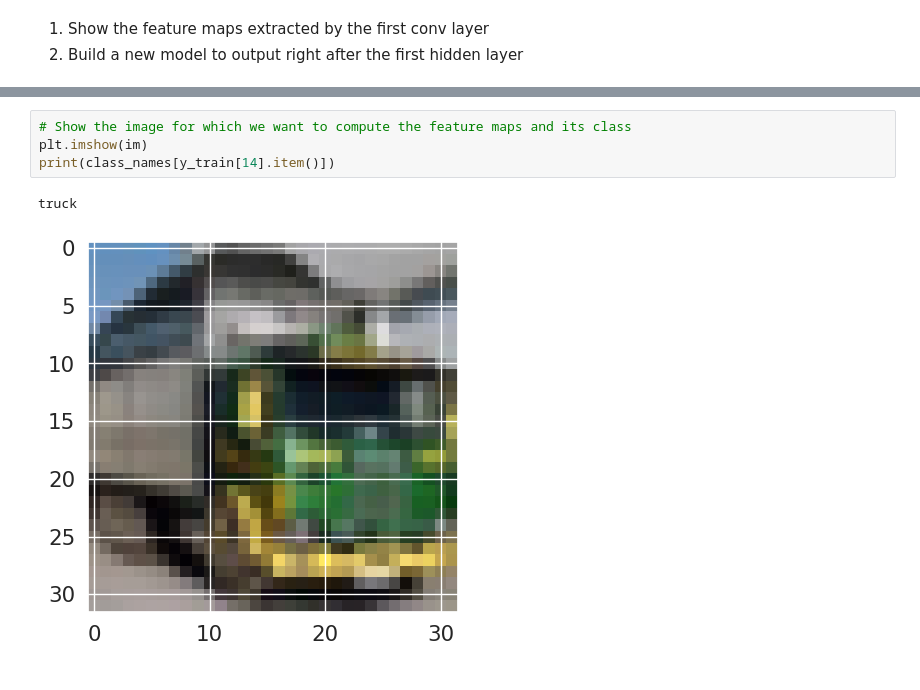
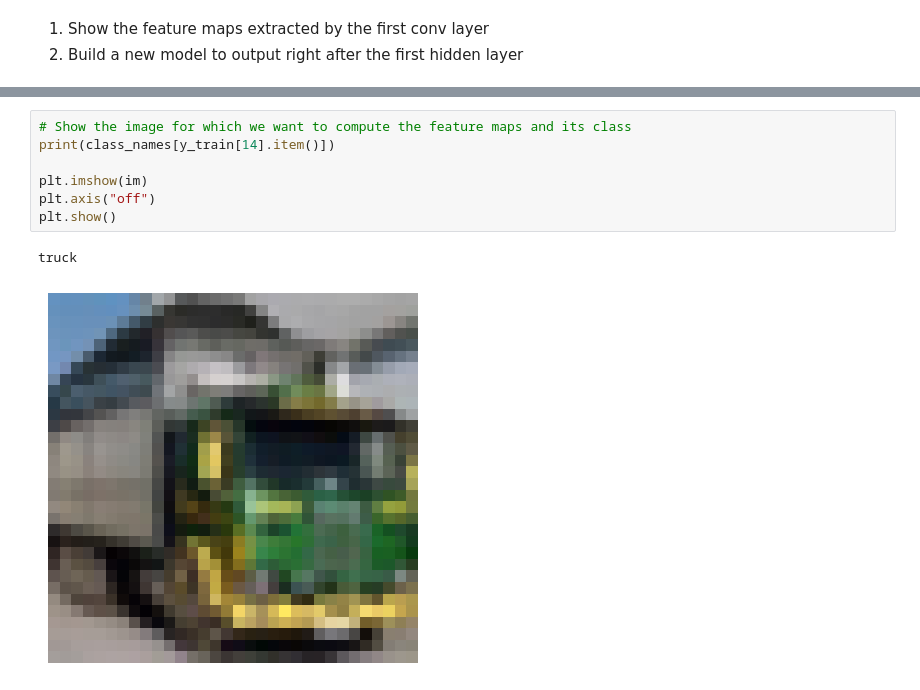
Before and after one commit to UniPG-KitLab/Machine_Learning-Lab, a Jupyter notebook: 03_CNN/SOL-CNN.ipynb, the cells around one changed output, grey strips where cells are left out. Saved outputs shown, nothing was run; the diff lists cells and outputs as text.

```diff
--- a/03_CNN/SOL-CNN.ipynb
+++ b/03_CNN/SOL-CNN.ipynb
@@ -329,10 +515,13 @@ Received: inputs=Tensor(shape=(1, 32, 32, 3))
 # %%
 # Show the image for which we want to compute the feature maps and its class
+print(class_names[y_train[14].item()])
+
 plt.imshow(im)
-print(class_names[y_train[14].item()])
+plt.axis("off")
+plt.show()
 # %% [output]
 truck
-[figure, old version]
+[figure, new version]
 # %%
 # Show the feature map corresponding to the 5th filter as an image
 # Remember that feature_maps.shape = (1, 32, 32, 32) where the 4th entry represents the filters
```
Also changed, not shown: parts of 27 cells of this notebook, 1 other file.
